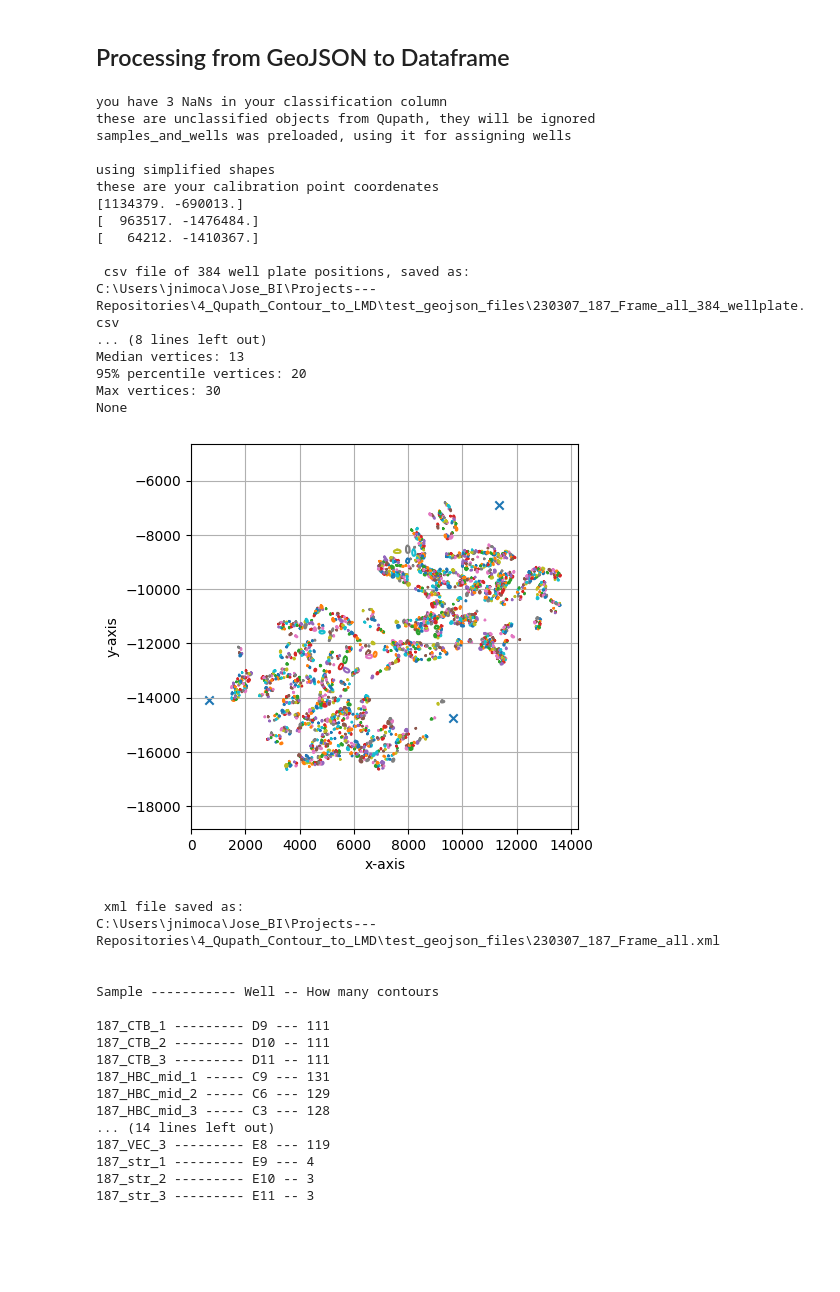
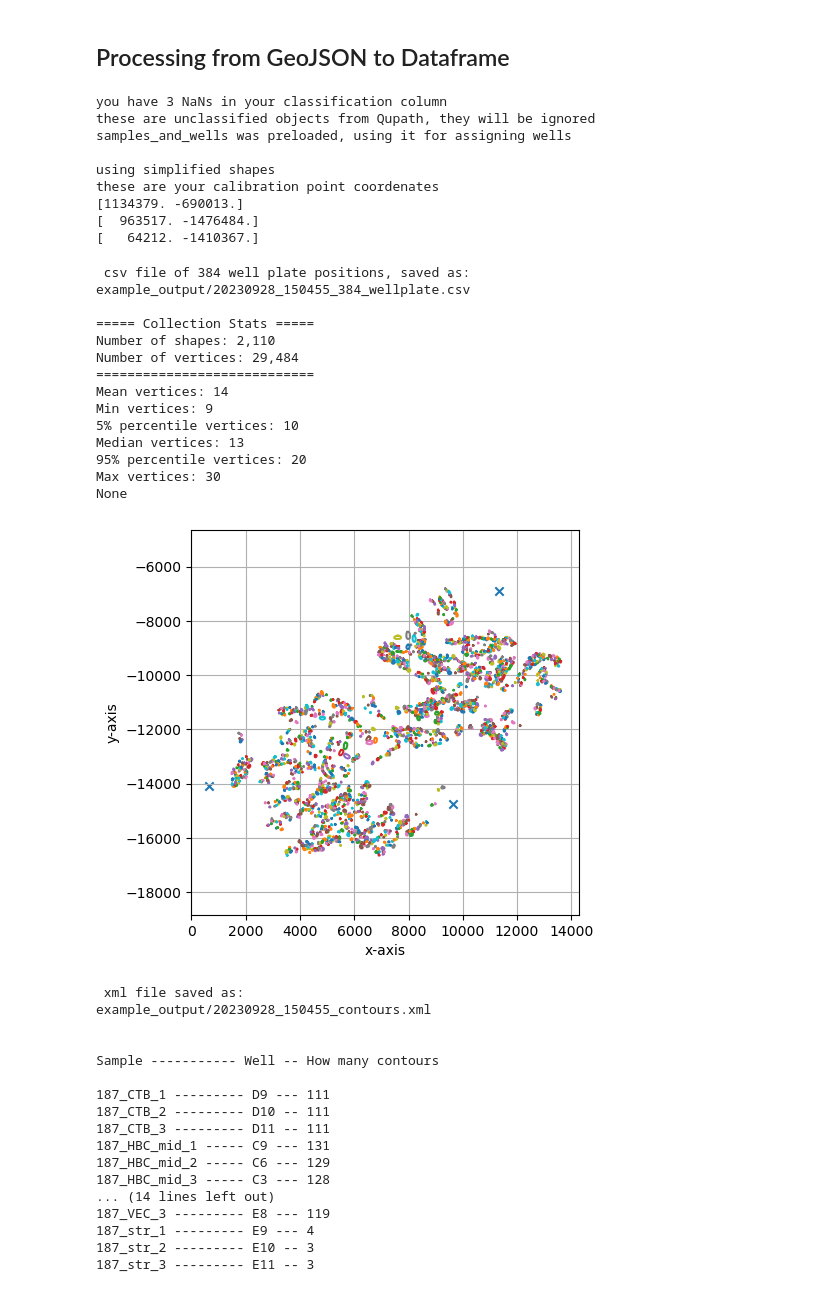
Before and after one commit to CosciaLab/Qupath_to_LMD, a Jupyter notebook: QuPath_to_LMD.ipynb, the cells around one changed output. Drawn from its saved outputs; the diff is of its cells as text; code cells hidden in the pictures; blank space fills up the shorter version.

```diff
--- a/QuPath_to_LMD.ipynb
+++ b/QuPath_to_LMD.ipynb
@@ -29,14 +27,10 @@ Current Conda Environment: py-lmd-env
 ## From GeoJSON to Dataframe
 # %%
 #user defined variables:
-
-path_to_file = r'C:\Users\jnimoca\Jose_BI\Projects---Repositories\4_Qupath_Contour_to_LMD\test_geojson_files'
-file = r'230307_187_Frame_all.geojson'
+path_to_file = 'example_input/test_input.geojson'
+path_to_save_files = 'example_output/'
+#the naming of these should match exactly the names in the geoJSON file
 calibration_points = ['calib12','calib13','calib20']
-
-#change batch to True if you want to process many geoJSON, it assumes they all have the same calibration points
-batch=False
-#if processing batch it assumes calibration points ['Calib1','Calib2','Calib3']
 # %% [markdown]
 ### Samples and wells
 # %%
@@ -207,9 +198,9 @@ def list_geoJSON_in_path(path):
 # %% [markdown]
 ### Pipe from dataframe to xml
 # %%
-def dataframe_to_xml_v2():
+def dataframe_to_xml_v2(input_file, output_path):
 
-    df = geopandas.read_file(single_file_path)
+    df = geopandas.read_file(input_file)
     caliblist = get_calib_points(calibration_points, df)
     clean_df = (df
                  .pipe(start_pipeline)
@@ -256,7 +247,7 @@ def dataframe_to_xml_v2():
 
     #save collection as xml
     print('these are your calibration point coordenates')
-    output_name= os.path.splitext(single_file_path)[0]+'.xml'
+    output_name= os.path.join(output_path,f'{datetime}_contours.xml')
     the_collection.save(output_name)
 
     #________________________________________________________
@@ -271,7 +262,7 @@ def dataframe_to_xml_v2():
     for i in samples_and_wells:
         location = samples_and_wells[i]
         df_wp384.at[location[0],location[1:]] = i
-    df_wp384_output_name = os.path.splitext(single_file_path)[0]+'_384_wellplate.csv'
+    df_wp384_output_name = os.path.splitext(output_path)[0]+f'{datetime}_384_wellplate.csv'
     print('\n csv file of 384 well plate positions, saved as: ')
     print(df_wp384_output_name)
     df_wp384.to_csv(df_wp384_output_name, index=True)
@@ -312,40 +303,46 @@ def dataframe_to_xml_v2():
 # %%
 #options:
 #write down batch=True inside parentheses if you are processing a series of files
-dataframe_to_xml_v2()
+dataframe_to_xml_v2(input_file=path_to_file, output_path=path_to_save_files)
 # %% [output]
 you have 3 NaNs in your classification column
 these are unclassified objects from Qupath, they will be ignored
 samples_and_wells was preloaded, using it for assigning wells
 
 using simplified shapes
 these are your calibration point coordenates
 [1134379. -690013.]
 [  963517. -1476484.]
 [   64212. -1410367.]
-
- csv file of 384 well plate positions, saved as:
-C:\Users\jnimoca\Jose_BI\Projects---Repositories\4_Qupath_Contour_to_LMD\test_geojson_files\230307_187_Frame_all_384_wellplate.csv
-... (8 lines left out)
-Median vertices: 13
-95% percentile vertices: 20
-Max vertices: 30
-None
+ csv file of 384 well plate positions, saved as:
+example_output/20230928_150455_384_wellplate.csv
+
+===== Collection Stats =====
+Number of shapes: 2,110
+Number of vertices: 29,484
+============================
+Mean vertices: 14
+Min vertices: 9
+5% percentile vertices: 10
+Median vertices: 13
+95% percentile vertices: 20
+Max vertices: 30
+None
-[figure, old version]
+[figure, new version]
- xml file saved as:
-C:\Users\jnimoca\Jose_BI\Projects---Repositories\4_Qupath_Contour_to_LMD\test_geojson_files\230307_187_Frame_all.xml
-
-
-Sample ----------- Well -- How many contours
-
-187_CTB_1 --------- D9 --- 111
-187_CTB_2 --------- D10 -- 111
-187_CTB_3 --------- D11 -- 111
-187_HBC_mid_1 ----- C9 --- 131
-187_HBC_mid_2 ----- C6 --- 129
-187_HBC_mid_3 ----- C3 --- 128
-... (14 lines left out)
-187_VEC_3 --------- E8 --- 119
-187_str_1 --------- E9 --- 4
-187_str_2 --------- E10 -- 3
-187_str_3 --------- E11 -- 3
+ xml file saved as:
+example_output/20230928_150455_contours.xml
+
+
+Sample ----------- Well -- How many contours
+
+187_CTB_1 --------- D9 --- 111
+187_CTB_2 --------- D10 -- 111
+187_CTB_3 --------- D11 -- 111
+187_HBC_mid_1 ----- C9 --- 131
+187_HBC_mid_2 ----- C6 --- 129
+187_HBC_mid_3 ----- C3 --- 128
+... (14 lines left out)
+187_VEC_3 --------- E8 --- 119
+187_str_1 --------- E9 --- 4
+187_str_2 --------- E10 -- 3
+187_str_3 --------- E11 -- 3
```
Also changed, not shown: parts of 4 cells of this notebook, 5 other files.
